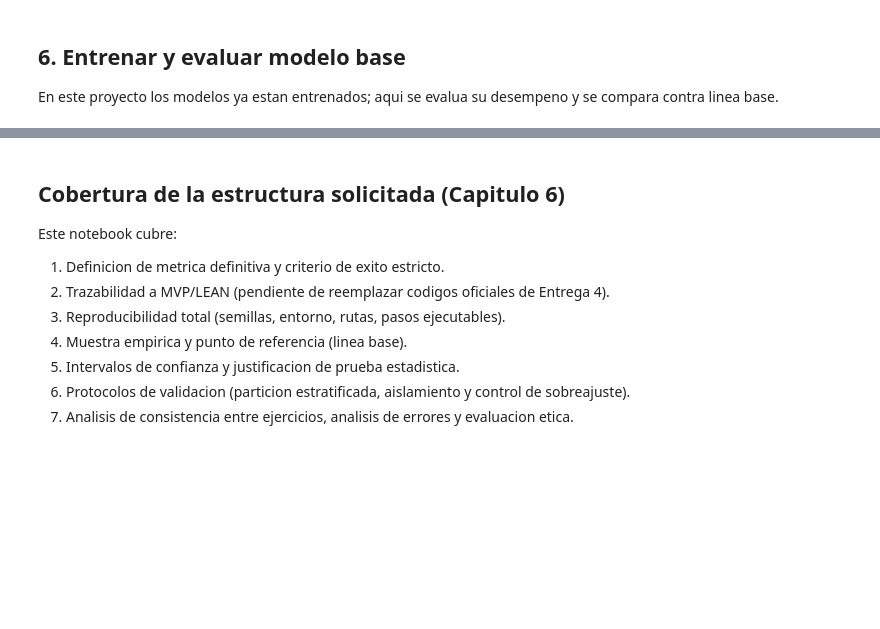
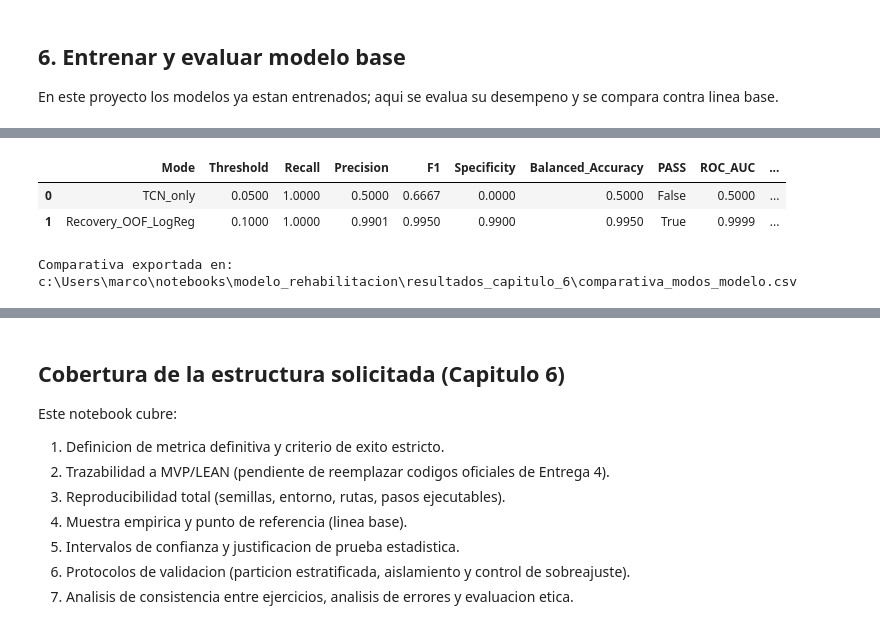
Before and after one commit to MarcoEli94/modelo_rehabilitacion, a Jupyter notebook: Capitulo_6_Validacion_Diseno_Experimental.ipynb, the cells around one changed output, grey strips where cells are left out. Cells and saved outputs as stored; diff of their text form; code cells hidden in the pictures; blank space fills up the shorter version.

Commit message:
auditoria

```diff
--- a/Capitulo_6_Validacion_Diseno_Experimental.ipynb
+++ b/Capitulo_6_Validacion_Diseno_Experimental.ipynb
@@ -208,0 +675,55 @@ report_df
+# %%
+# Comparativa audit-ready: TCN original vs Recovery
+def summarize_mode(y_true_mode, y_prob_mode, mode_name):
+    threshold_grid_mode = np.round(np.linspace(0.05, 0.95, 181), 3)
+    rows_mode = []
+    for t_mode in threshold_grid_mode:
+        _, m_mode = evaluate_at_threshold(y_true_mode, y_prob_mode, float(t_mode))
+        rows_mode.append({
+            "threshold": float(t_mode),
+            **m_mode,
+            "PASS": pass_fail_gate(m_mode),
+        })
+
+    df_mode = pd.DataFrame(rows_mode)
+    pass_candidates_mode = df_mode[df_mode["PASS"]].copy()
+    if len(pass_candidates_mode) > 0:
+        best_mode = pass_candidates_mode.sort_values(
+            ["F1", "Specificity", "Recall", "threshold"],
+            ascending=[False, False, False, True],
+        ).iloc[0]
+        reason_mode = "cumple MVP + max F1"
+    else:
+        best_mode = df_mode.sort_values(
+            ["Balanced_Accuracy", "F1", "Specificity", "threshold"],
+            ascending=[False, False, False, True],
+        ).iloc[0]
+        reason_mode = "sin PASS total: max Balanced_Accuracy/F1"
+
+    return pd.Series({
+        "Mode": mode_name,
+        "Threshold": float(best_mode["threshold"]),
+        "Recall": float(best_mode["Recall"]),
+        "Precision": float(best_mode["Precision"]),
+        "F1": float(best_mode["F1"]),
+        "Specificity": float(best_mode["Specificity"]),
+        "Balanced_Accuracy": float(best_mode["Balanced_Accuracy"]),
+        "PASS": bool(best_mode["PASS"]),
+        "ROC_AUC": float(roc_auc_score(y_true_mode, y_prob_mode)),
+        "PR_AUC": float(average_precision_score(y_true_mode, y_prob_mode)),
+        "Selection_Reason": reason_mode,
+    })
+
+mode_comparison_df = pd.DataFrame([
+    summarize_mode(y_true, y_prob_tcn, "TCN_only"),
+    summarize_mode(y_true, y_prob, mode_used),
+])
+
+mode_comparison_df.to_csv(results_dir_local / "comparativa_modos_modelo.csv", index=False)
+display(mode_comparison_df)
+print("Comparativa exportada en:", results_dir_local / "comparativa_modos_modelo.csv")
+# %% [output]
+|  | Mode | Threshold | Recall | Precision | F1 | Specificity | Balanced_Accuracy | PASS | ROC_AUC | ... |
+| 0 | TCN_only | 0.0500 | 1.0000 | 0.5000 | 0.6667 | 0.0000 | 0.5000 | False | 0.5000 | ... |
+| 1 | Recovery_OOF_LogReg | 0.1000 | 1.0000 | 0.9901 | 0.9950 | 0.9900 | 0.9950 | True | 0.9999 | ... |
+Comparativa exportada en: c:\Users\marco\notebooks\modelo_rehabilitacion\resultados_capitulo_6\comparativa_modos_modelo.csv
```
Also changed, not shown: parts of 22 cells of this notebook, 46 other files.
